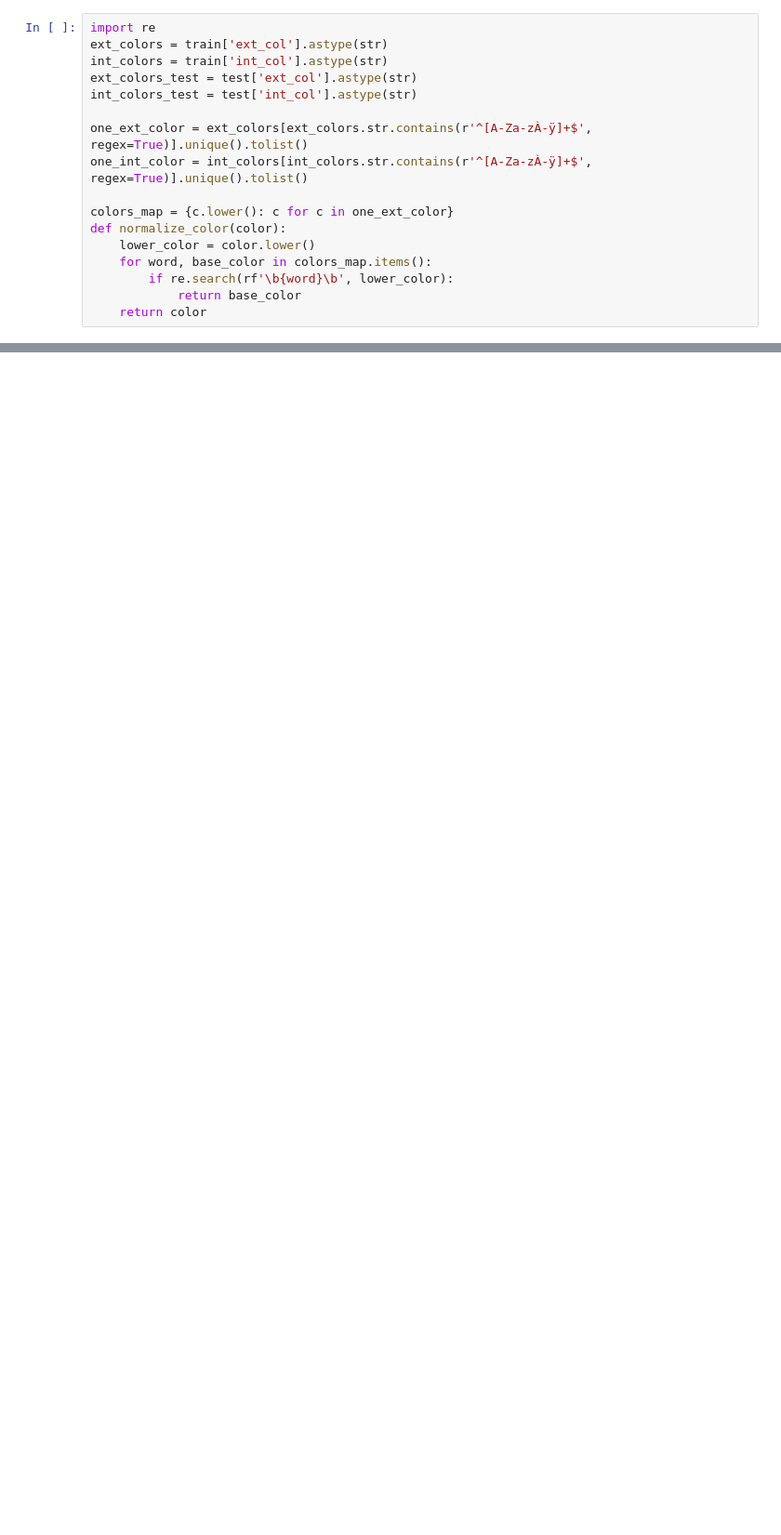
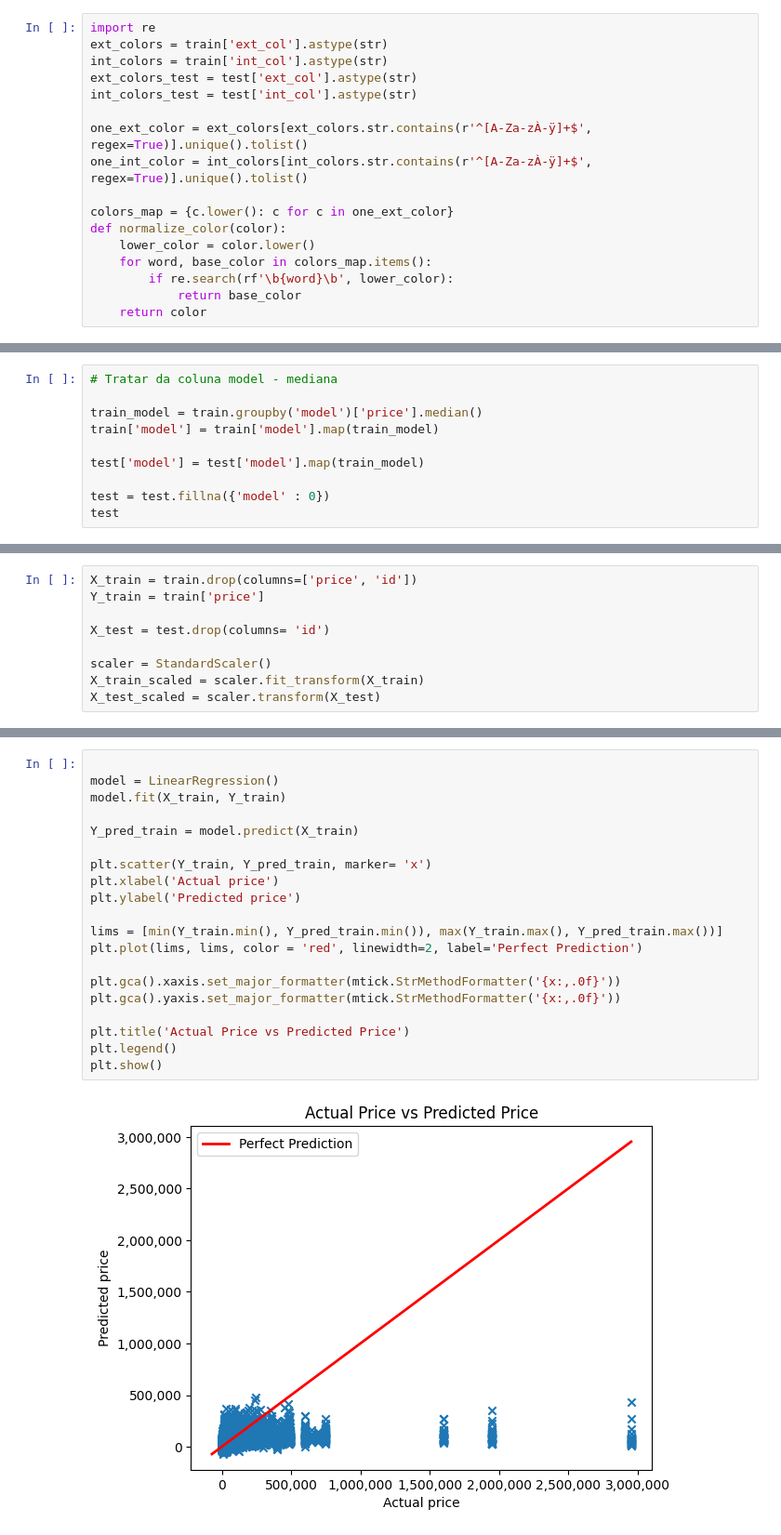
Before and after one commit to ThaylaalyahT/AA_TP1, a Jupyter notebook: car_price_prediction_test.ipynb, the cells around one changed output, grey strips where cells are left out. Shown at 93% size. Cells and saved outputs as stored; diff of their text form; blank space fills up the shorter version.

Commit message:
linear regression, knn, radom forest e xgboost

```diff
--- a/car_price_prediction_test.ipynb
+++ b/car_price_prediction_test.ipynb
@@ -291,0 +370,10 @@ test
+# %%
+# Tratar da coluna model - mediana
+
+train_model = train.groupby('model')['price'].median()
+train['model'] = train['model'].map(train_model)
+
+test['model'] = test['model'].map(train_model)
+
+test = test.fillna({'model' : 0})
+test
@@ -291,0 +394,9 @@ test
+# %%
+X_train = train.drop(columns=['price', 'id'])
+Y_train = train['price']
+
+X_test = test.drop(columns= 'id')
+
+scaler = StandardScaler()
+X_train_scaled = scaler.fit_transform(X_train)
+X_test_scaled = scaler.transform(X_test)
@@ -291,0 +421,22 @@ test
+# %%
+
+model = LinearRegression()
+model.fit(X_train, Y_train)
+
+Y_pred_train = model.predict(X_train)
+
+plt.scatter(Y_train, Y_pred_train, marker= 'x')
+plt.xlabel('Actual price')
+plt.ylabel('Predicted price')
+
+lims = [min(Y_train.min(), Y_pred_train.min()), max(Y_train.max(), Y_pred_train.max())]
+plt.plot(lims, lims, color = 'red', linewidth=2, label='Perfect Prediction')
+
+plt.gca().xaxis.set_major_formatter(mtick.StrMethodFormatter('{x:,.0f}'))
+plt.gca().yaxis.set_major_formatter(mtick.StrMethodFormatter('{x:,.0f}'))
+
+plt.title('Actual Price vs Predicted Price')
+plt.legend()
+plt.show()
+# %% [output]
+[figure, added]
```
Also changed, not shown: parts of 24 cells of this notebook.
